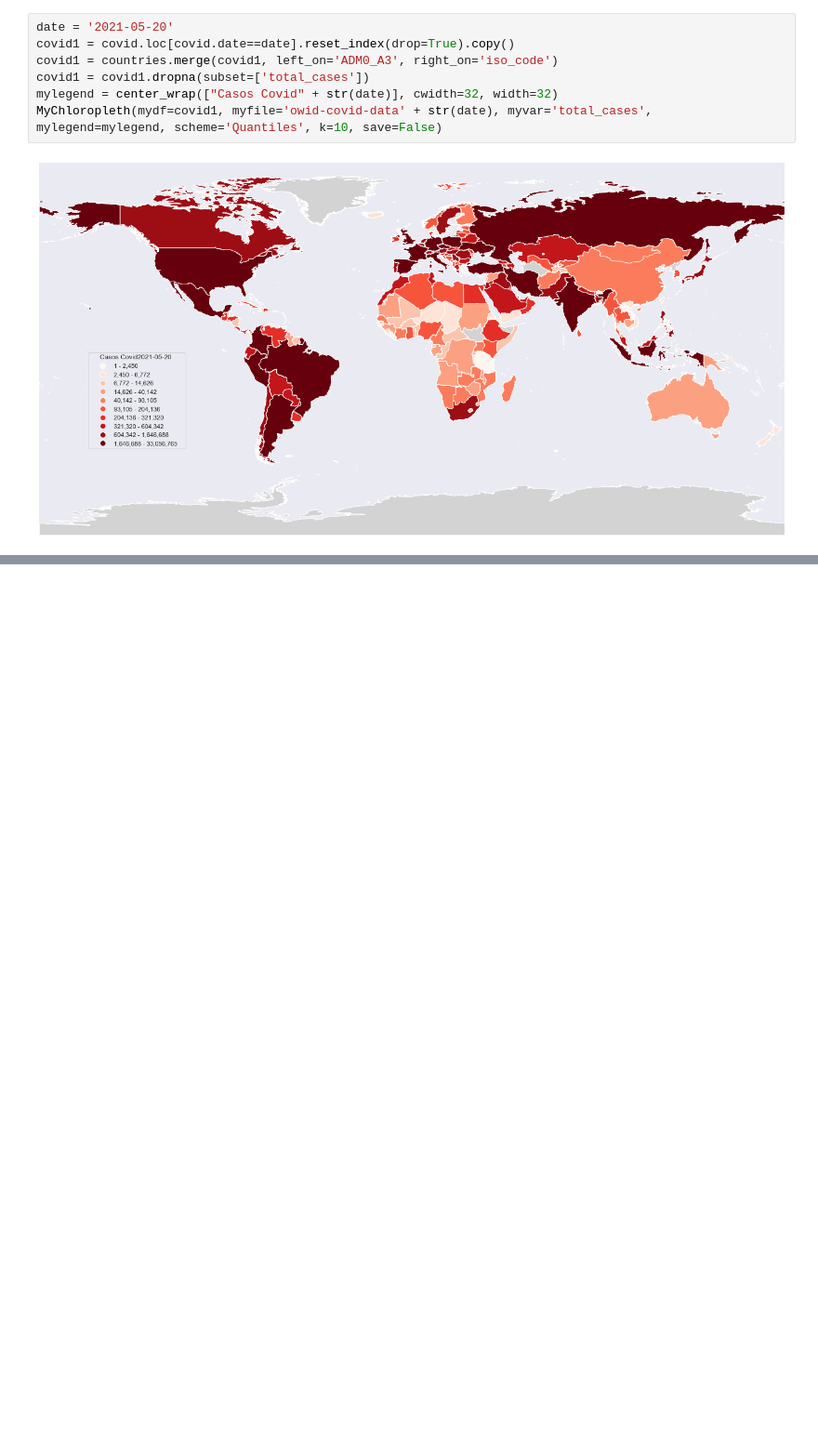
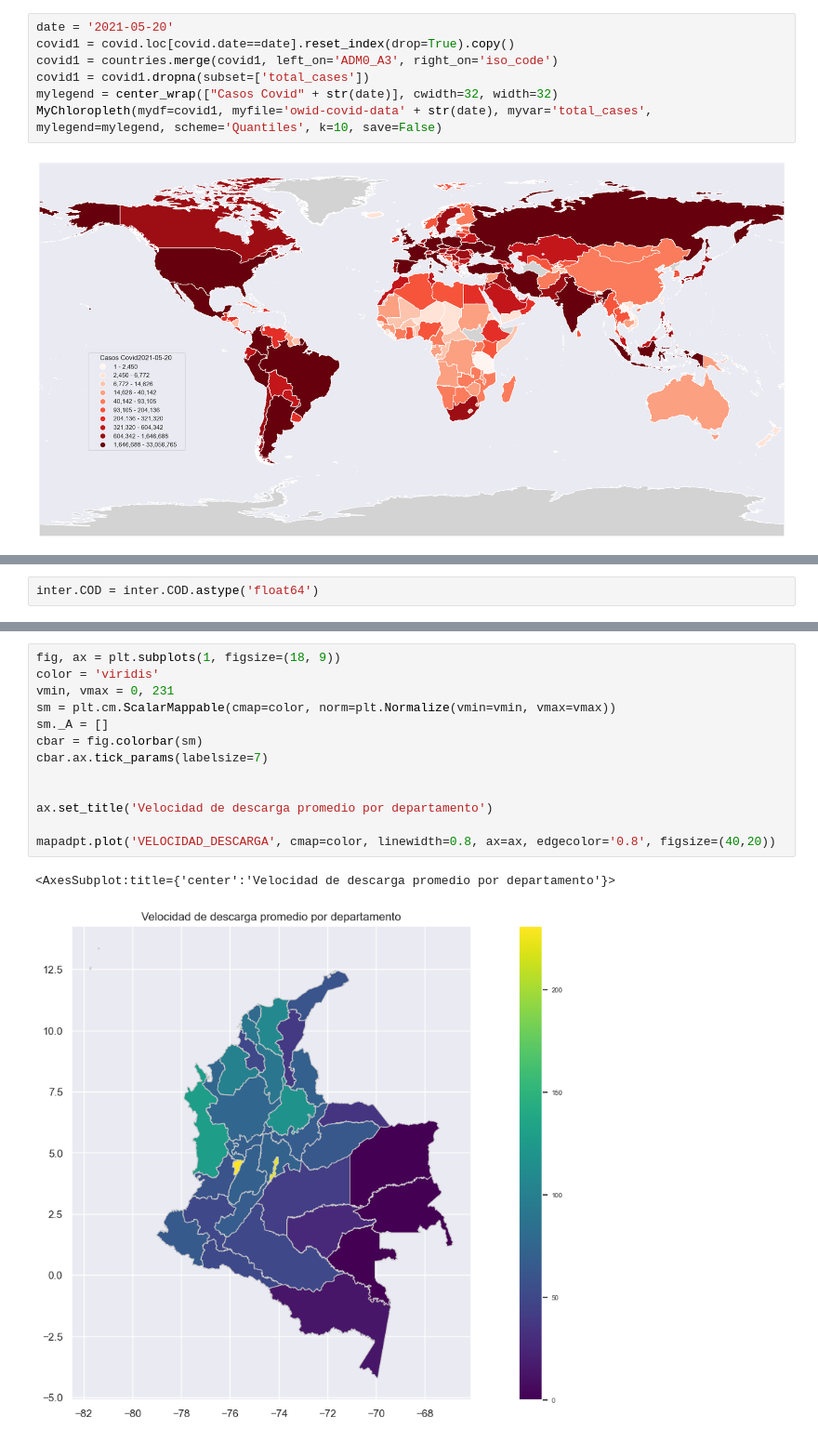
Before and after one commit to juanrinconp/Monitorias-Econometria, a Jupyter notebook: Monitoria-Notebooks/MapadeCalor.ipynb, the cells around one changed output, grey strips where cells are left out. Shown at 93% size. Cells and saved outputs as stored; diff of their text form; blank space fills up the shorter version.

```diff
--- a/Monitoria-Notebooks/MapadeCalor.ipynb
+++ b/Monitoria-Notebooks/MapadeCalor.ipynb
@@ -176,0 +199,2 @@ MyChloropleth(mydf=covid1, myfile='owid-covid-data' + str(date), myvar='total_ca
+# %%
+inter.COD = inter.COD.astype('float64')
@@ -176,0 +231,16 @@ MyChloropleth(mydf=covid1, myfile='owid-covid-data' + str(date), myvar='total_ca
+# %%
+fig, ax = plt.subplots(1, figsize=(18, 9))
+color = 'viridis'
+vmin, vmax = 0, 231
+sm = plt.cm.ScalarMappable(cmap=color, norm=plt.Normalize(vmin=vmin, vmax=vmax))
+sm._A = []
+cbar = fig.colorbar(sm)
+cbar.ax.tick_params(labelsize=7)
+
+
+ax.set_title('Velocidad de descarga promedio por departamento')
+
+mapadpt.plot('VELOCIDAD_DESCARGA', cmap=color, linewidth=0.8, ax=ax, edgecolor='0.8', figsize=(40,20))
+# %% [output]
+<AxesSubplot:title={'center':'Velocidad de descarga promedio por departamento'}>
+[figure, added]
```
Also changed, not shown: parts of 9 cells of this notebook, 13 other files.
